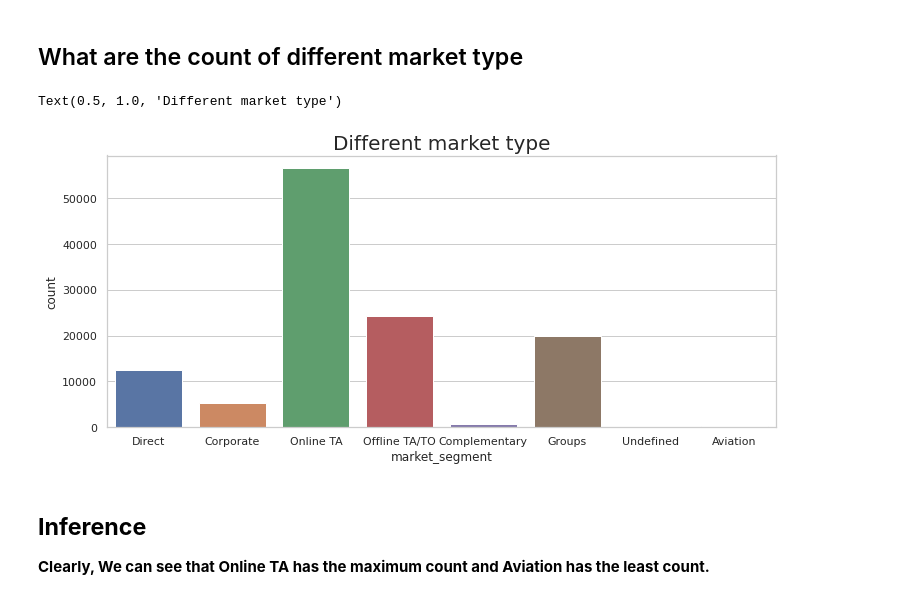
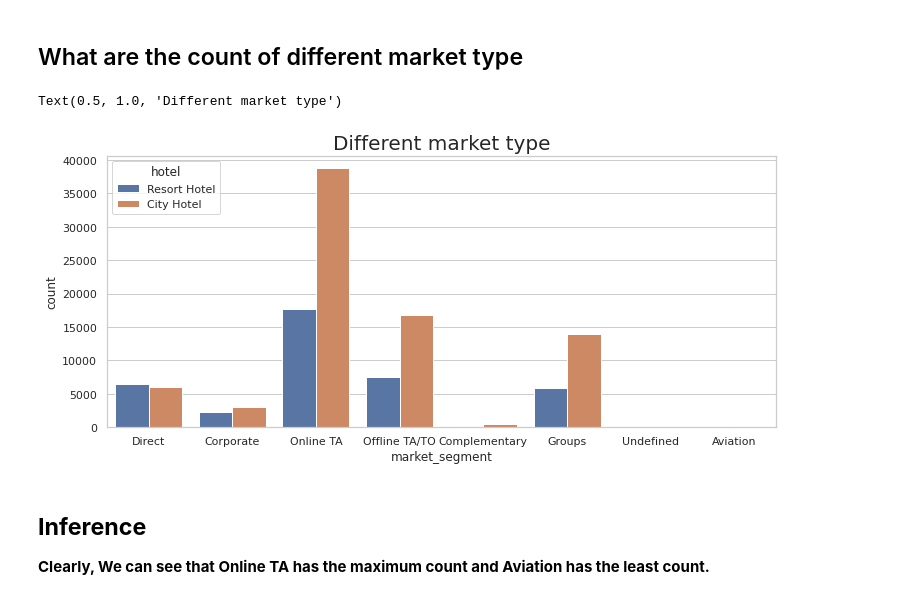
Before and after one commit to Jitesh-333/Capstone_Project, a Jupyter notebook: Hotel_Booking_Analysis_Capstone_Project.ipynb, the cells around one changed output. Drawn from its saved outputs; the diff is of its cells as text; code cells hidden in the pictures.

```diff
--- a/Hotel_Booking_Analysis_Capstone_Project.ipynb
+++ b/Hotel_Booking_Analysis_Capstone_Project.ipynb
@@ -337,10 +353,10 @@ Text(0.5, 1.0, 'Graph showing whether a guest is repeated or not, 0 shows No and
 ## What are the count of different market type
 # %%
 plt.figure(figsize=(12,5))
-sns.countplot(data = df, x = 'market_segment').set_title('Different market type', fontsize = 20)
+sns.countplot(x='market_segment', hue='hotel', data=df).set_title('Different market type', fontsize = 20)
 # %% [output]
 Text(0.5, 1.0, 'Different market type')
-[figure, old version]
+[figure, new version]
 # %% [markdown]
 ## **Inference**
 **Clearly, We can see that Online TA has the maximum count and Aviation has the least count.**
```
Also changed, not shown: parts of 14 cells of this notebook.
